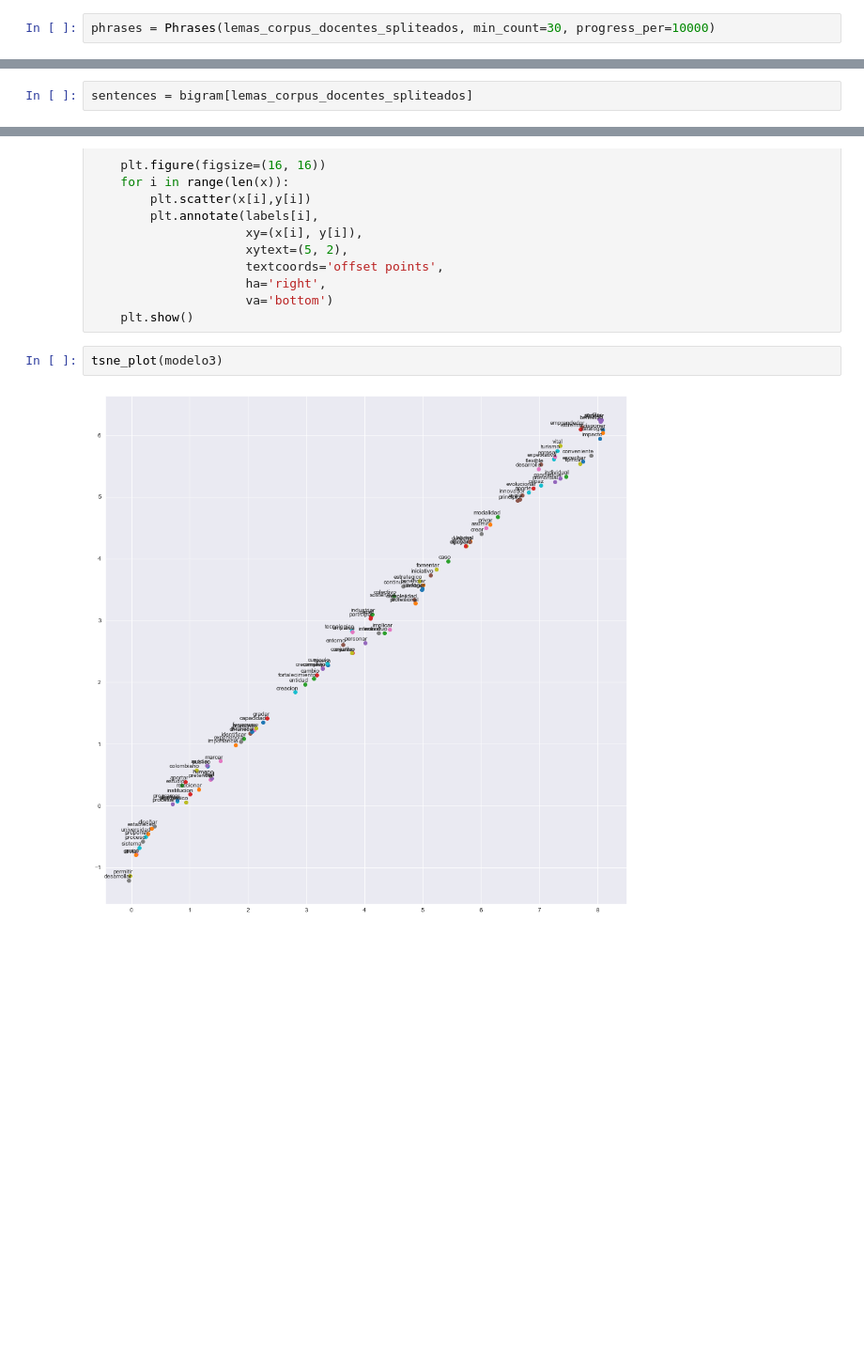
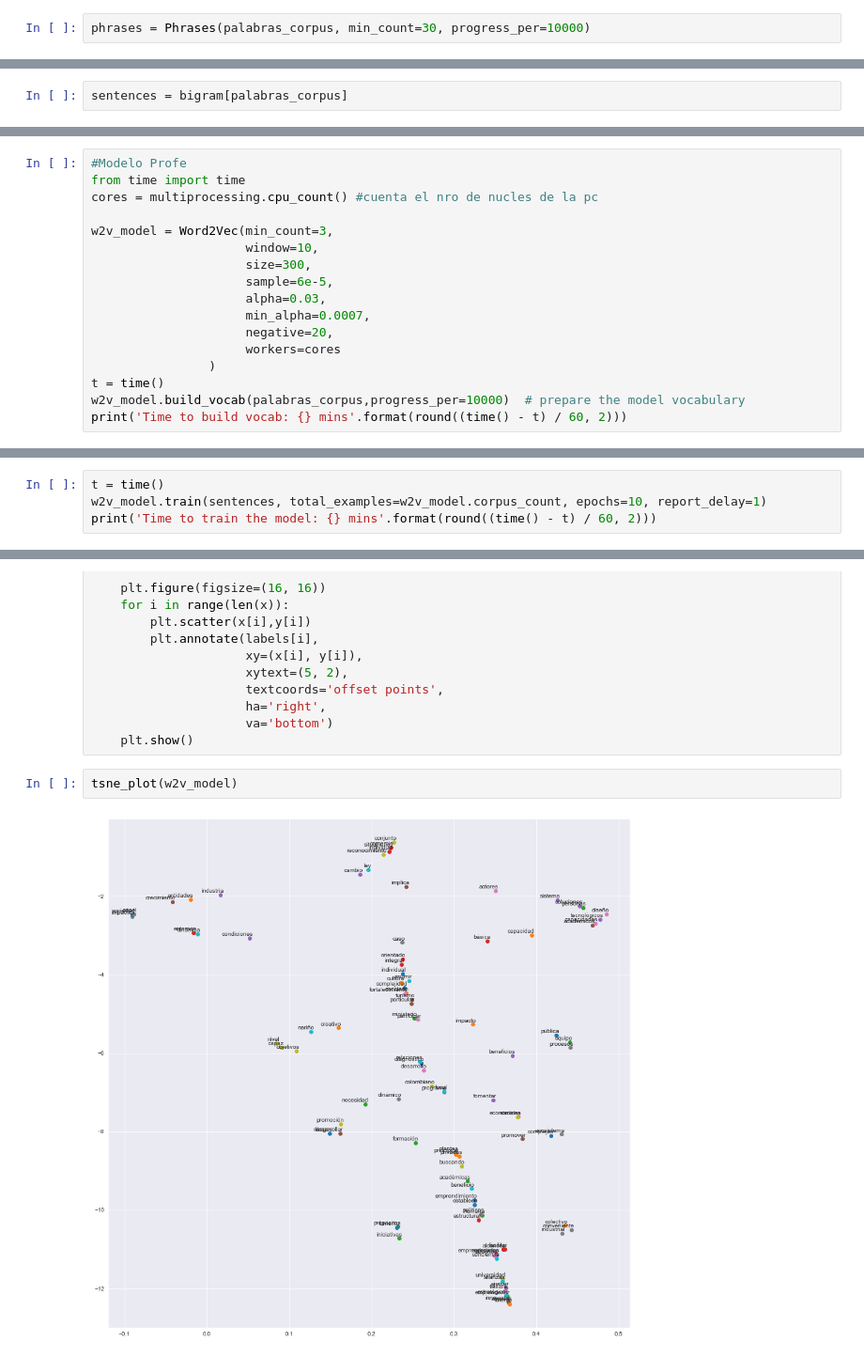
Before and after one commit to TrabajoGradoMotorBusqueda/PLN-Resumenes, a Jupyter notebook: Notebooks/vectorizacion.ipynb, the cells around one changed output, grey strips where cells are left out. Shown at 94% size. Drawn from its saved outputs; the diff is of its cells as text; blank space fills up the shorter version.

```diff
--- a/Notebooks/vectorizacion.ipynb
+++ b/Notebooks/vectorizacion.ipynb
@@ -41,8 +77,8 @@ resumenes_estudiantes.head(3)
 # %%
 from gensim.models.phrases import Phrases, Phraser
 # %%
-phrases = Phrases(lemas_corpus_docentes_spliteados, min_count=30, progress_per=10000)
+phrases = Phrases(palabras_corpus, min_count=30, progress_per=10000)
 # %%
 bigram = Phraser(phrases)
 # %%
-sentences = bigram[lemas_corpus_docentes_spliteados]
+sentences = bigram[palabras_corpus]
@@ -210,3 +180,20 @@ modelo3 = Word2Vec(min_count=2,
 modelo3
 # %% [output]
 <gensim.models.word2vec.Word2Vec at 0x...>
+# %%
+#Modelo Profe
+from time import time
+cores = multiprocessing.cpu_count() #cuenta el nro de nucles de la pc
+
+w2v_model = Word2Vec(min_count=3,
+                     window=10,
+                     size=300,
+                     sample=6e-5,
+                     alpha=0.03,
+                     min_alpha=0.0007,
+                     negative=20,
+                     workers=cores
+                )
+t = time()
+w2v_model.build_vocab(palabras_corpus,progress_per=10000)  # prepare the model vocabulary
+print('Time to build vocab: {} mins'.format(round((time() - t) / 60, 2)))
@@ -212,0 +202,4 @@ modelo3
+# %%
+t = time()
+w2v_model.train(sentences, total_examples=w2v_model.corpus_count, epochs=10, report_delay=1)
+print('Time to train the model: {} mins'.format(round((time() - t) / 60, 2)))
@@ -303,6 +303,6 @@ def tsne_plot(model):
                      va='bottom')
     plt.show()
 # %%
-tsne_plot(modelo3)
+tsne_plot(w2v_model)
 # %% [output]
-[figure, old version]
+[figure, new version]
```
Also changed, not shown: parts of 39 cells of this notebook, 7 other files.
